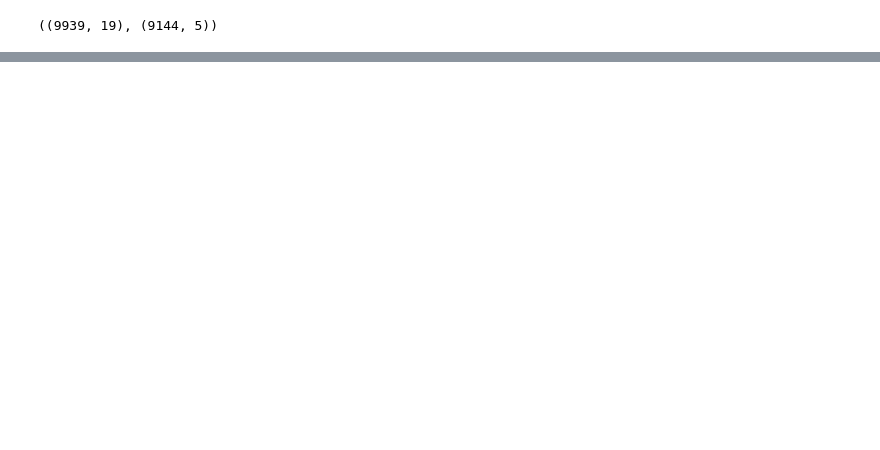
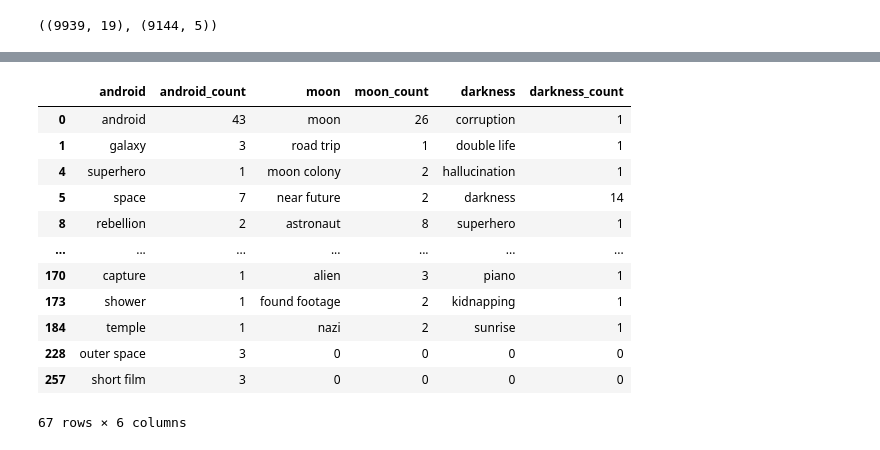
Before and after one commit to fadeeva/normal_projects, a Jupyter notebook: Popular_10000_movies_listed_on_TMDb/Recommendation_system.ipynb, the cells around one changed output, grey strips where cells are left out. Cells and saved outputs as stored; diff of their text form; code cells hidden in the pictures; blank space fills up the shorter version.

Commit message:
tried make keywords work

```diff
--- a/Popular_10000_movies_listed_on_TMDb/Recommendation_system.ipynb
+++ b/Popular_10000_movies_listed_on_TMDb/Recommendation_system.ipynb
@@ -122,0 +135,3 @@ genres_oh.shape, movies.shape
+# %%
+with open('data/keywords_counter.pickle', 'rb') as f:
+    keywords_counter = pk.load(f)
@@ -122,0 +205,17 @@ genres_oh.shape, movies.shape
+# %%
+moon_keys = list(keywords_counter['moon'].keys())
+moon_keys.extend([0]*(304-len(keywords_counter['moon'].keys())))
+moon_values = list(keywords_counter['moon'].values())
+moon_values.extend([0]*(304-len(keywords_counter['moon'].values())))
+
+darkness_keys = list(keywords_counter['darkness'].keys())
+darkness_keys.extend([0]*(304-len(keywords_counter['darkness'].keys())))
+darkness_values = list(keywords_counter['darkness'].values())
+darkness_values.extend([0]*(304-len(keywords_counter['darkness'].values())))
+# %%
+data = {
+    'android': keywords_counter['android'].keys(), 'android_count': keywords_counter['android'].values(),
+    'moon': moon_keys, 'moon_count': moon_values,
+    'darkness': darkness_keys, 'darkness_count': darkness_values,
+}
+kwc_df = pd.DataFrame(data=data)
@@ -122,0 +238,16 @@ genres_oh.shape, movies.shape
+# %%
+kwc_df[(kwc_df['android_count']>2) | (kwc_df['moon_count']>1) | (kwc_df['darkness_count']>1)]
+# %% [output]
+|  | android | android_count | moon | moon_count | darkness | darkness_count |
+| 0 | android | 43 | moon | 26 | corruption | 1 |
+| 1 | galaxy | 3 | road trip | 1 | double life | 1 |
+| 4 | superhero | 1 | moon colony | 2 | hallucination | 1 |
+| 5 | space | 7 | near future | 2 | darkness | 14 |
+| 8 | rebellion | 2 | astronaut | 8 | superhero | 1 |
+| ... | ... | ... | ... | ... | ... | ... |
+| 170 | capture | 1 | alien | 3 | piano | 1 |
+| 173 | shower | 1 | found footage | 2 | kidnapping | 1 |
+| 184 | temple | 1 | nazi | 2 | sunrise | 1 |
+| 228 | outer space | 3 | 0 | 0 | 0 | 0 |
+| 257 | short film | 3 | 0 | 0 | 0 | 0 |
+67 rows × 6 columns
```
Also changed, not shown: parts of 18 cells of this notebook, 1 other file.
